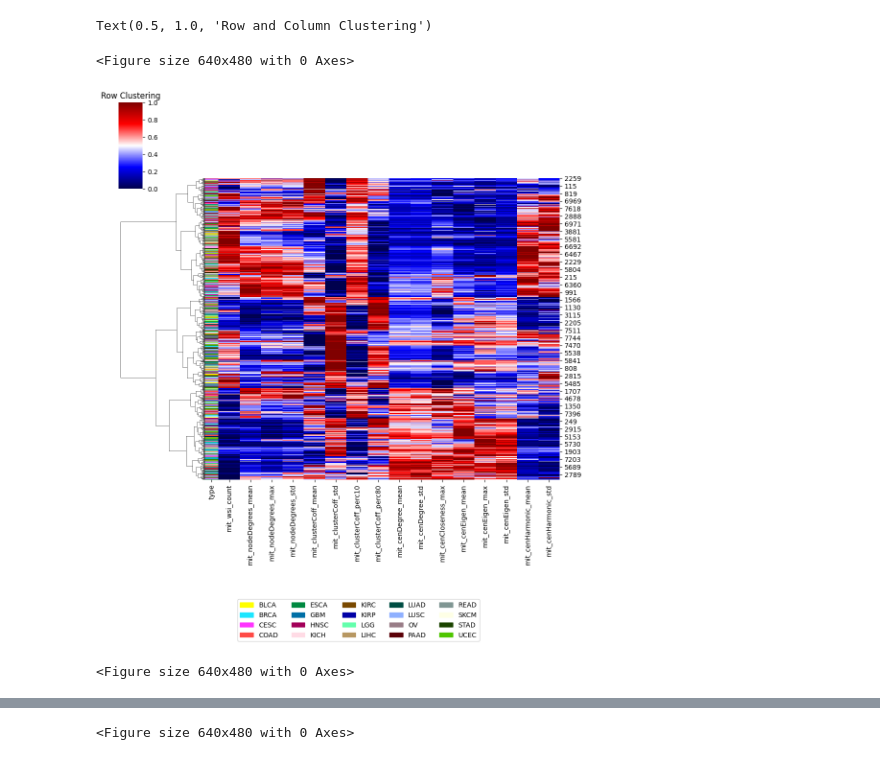
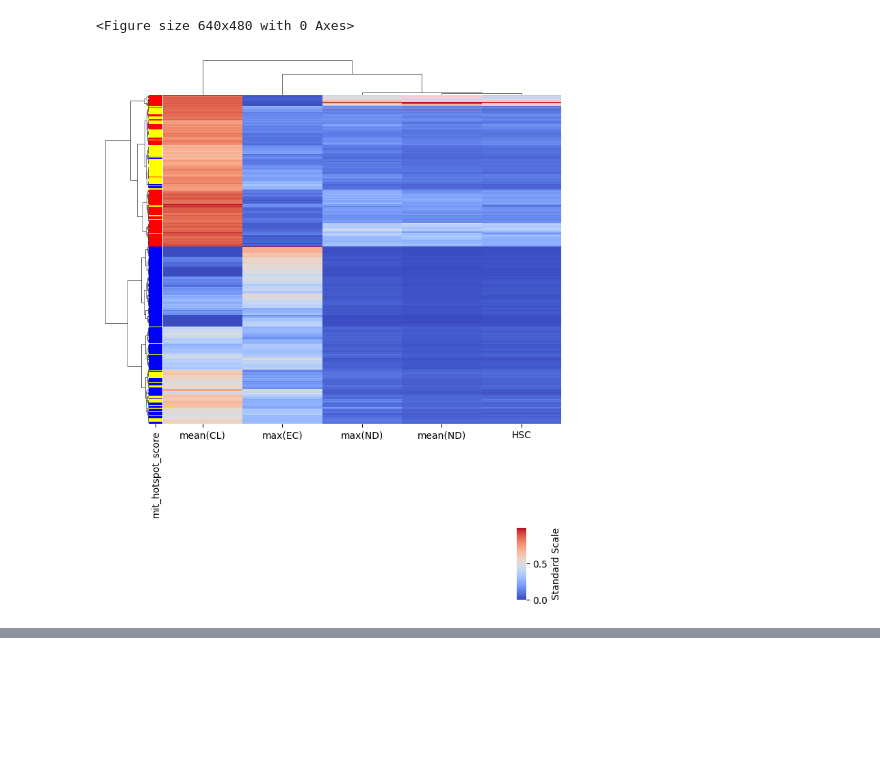
Before and after one commit to mostafajahanifar/pacman, a Jupyter notebook: test_biclustering.ipynb, the cells around one changed output, grey strips where cells are left out. Cells and saved outputs as stored; diff of their text form; code cells hidden in the pictures; blank space fills up the shorter version.

```diff
--- a/test_biclustering.ipynb
+++ b/test_biclustering.ipynb
@@ -174,45 +41,60 @@ PERCEPTIVE_COLORS_RGB.shape
 # %%
 import seaborn as sns
 import matplotlib.pyplot as plt
 import matplotlib.patches as mpatches
+from utils import get_colors_dict, featre_to_tick
 
-df = deepcopy(df_ref)
+
+df = df_ref[df_ref['type']=='BRCA']
 cancer_types = df['type'].unique()
 
+col_colors = discov_df["mit_hotspot_score"].iloc[df.index.to_list()].map({0:"black", 1:"blue", 2:"yellow", 3:"red"})
+# lut = get_colors_dict()
+# col_colors = df['type'].map(lut)
+# col_colors.index = df.index.tolist()
 
-lut = dict(zip(cancer_types,PERCEPTIVE_COLORS_RGB/255.0))
-col_colors = df['type'].map(lut)
-col_colors.index = df.index.tolist()
 df = df.drop('type', axis=1)
+df.columns = [featre_to_tick(col) if col != 'bcr_patient_barcode' else col for col in df.columns]
 
-# removing the outliers
+# # removing the outliers
 q_low = df.quantile(0.01)
 q_hi  = df.quantile(0.99)
-df = df[(df > q_low) & (df < q_hi)]
-df = df.dropna()
+# df = df[(df > q_low) & (df < q_hi)]
 
-df=(df-df.mean())/df.std()
-# df=(df-df.min())/(df.max()-df.min())
+
+# Replace outliers with the respective quantile values
+# for column in df.columns:
+#     df[column] = df[column].mask(df[column] < q_low[column], q_low[column])
+#     df[column] = df[column].mask(df[column] > q_hi[column], q_hi[column])
+
+# df=(df-df.mean())/df.std()
+df=(df-df.min())/(df.max()-df.min()+0.0000001)
+# df=(df-df.quantile(0.01))/(df.quantile(0.99)-df.quantile(0.01))
+# df = df.dropna()
+
+# plt.figure(),
+# g = sns.clustermap(df,cmap='seismic',row_cluster=True,method='ward',col_cluster=False,row_colors=col_colors, standard_scale=0, cbar_kws={"shrink": 0.5})
+# legend_patches = [mpatches.Patch(color=lut[i], label=i) for i in cancer_types]
+# # plt.legend(handles=legend_patches, bbox_to_anchor=(10, -5), loc='center', ncol=len(cancer_types)//4)
+# plt.title('Row Clustering')
+
+# plt.figure(),
+# g = sns.clustermap(df,cmap='seismic',row_cluster=False,method='ward',col_cluster=True,row_colors=col_colors, standard_scale=0, cbar_kws={"shrink": 0.5})
+# legend_patches = [mpatches.Patch(color=lut[i], label=i) for i in cancer_types]
+# # plt.legend(handles=legend_patches, bbox_to_anchor=(10, -5), loc='center', ncol=len(cancer_types)//4)
+# plt.title('Column Clustering')
 
 plt.figure(),
-g = sns.clustermap(df,cmap='seismic',row_cluster=True,method='ward',col_cluster=False,row_colors=col_colors, standard_scale=0, cbar_kws={"shrink": 0.5})
-legend_patches = [mpatches.Patch(color=lut[i], label=i) for i in cancer_types]
-plt.legend(handles=legend_patches, bbox_to_anchor=(10, -5), loc='center', ncol=len(cancer_types)//4)
-plt.title('Row Clustering')
+g = sns.clustermap(df,cmap='coolwarm',row_cluster=True,method='ward',col_cluster=True,
+                   row_colors=col_colors,
+                   standard_scale=None, z_score=None,
+                   figsize=(7, 7), yticklabels=False, cbar_pos=(0.885, -0.15, 0.02, 0.15), cbar_kws={"label": "Standard Scale"}, dendrogram_ratio=(0.1,0.1)
+                   )
+# legend_patches = [mpatches.Patch(color=lut[i], label=i) for i in cancer_types]
+# plt.legend(handles=legend_patches, bbox_to_anchor=(-20, 0.5), loc='center', ncol=len(cancer_types)//4, title="Type")
 
-plt.figure(),
-g = sns.clustermap(df,cmap='seismic',row_cluster=False,method='ward',col_cluster=True,row_colors=col_colors, standard_scale=0, cbar_kws={"shrink": 0.5})
-legend_patches = [mpatches.Patch(color=lut[i], label=i) for i in cancer_types]
-plt.legend(handles=legend_patches, bbox_to_anchor=(10, -5), loc='center', ncol=len(cancer_types)//4)
-plt.title('Column Clustering')
-
-plt.figure(),
-g = sns.clustermap(df,cmap='seismic',row_cluster=True,method='ward',col_cluster=True,row_colors=col_colors, standard_scale=0, cbar_kws={"shrink": 0.5})
-legend_patches = [mpatches.Patch(color=lut[i], label=i) for i in cancer_types]
-plt.legend(handles=legend_patches, bbox_to_anchor=(10, -5), loc='center', ncol=len(cancer_types)//4)
-plt.title('Row and Column Clustering')
+# plt.savefig("explain_features/feature_biclustering.png", bbox_inches = 'tight', pad_inches = 0, dpi=600)
+# plt.savefig("explain_features/feature_biclustering.pdf", bbox_inches = 'tight', pad_inches = 0, dpi=600)
 # %% [output]
-Text(0.5, 1.0, 'Row and Column Clustering')
+<Figure size 640x480 with 0 Axes>
-<Figure size 640x480 with 0 Axes>
-[figure, old version]
+[figure, new version]
-<Figure size 640x480 with 0 Axes>
@@ -220 +100,0 @@ Text(0.5, 1.0, 'Row and Column Clustering')
-<Figure size 640x480 with 0 Axes>
```
Also changed, not shown: parts of 8 cells of this notebook, 5 other files.
